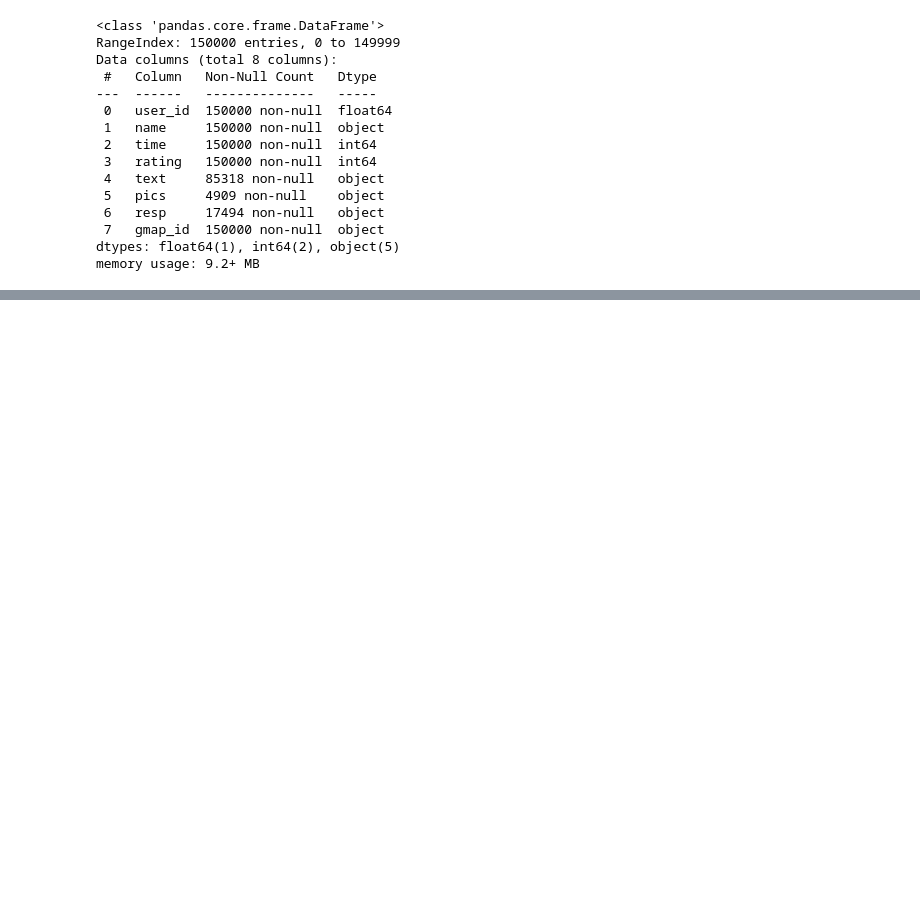
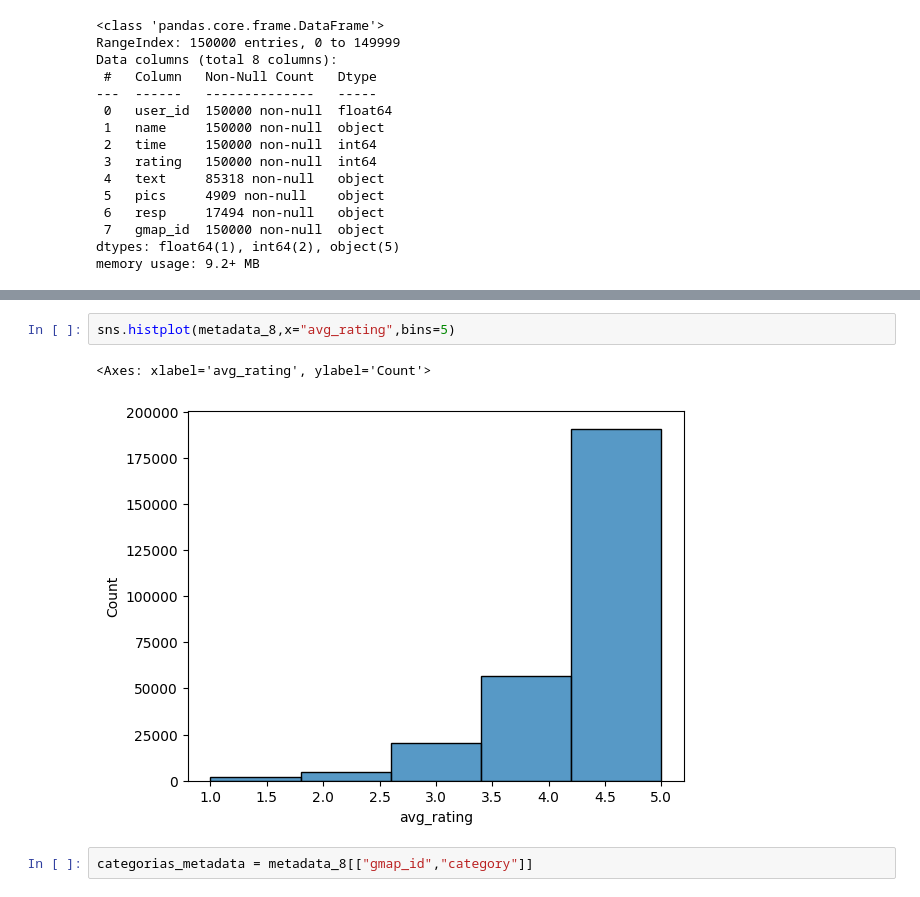
Before and after one commit to DaAnMaGi/DS_ProjectFinal_Copia, a Jupyter notebook: Exploración/EDA.ipynb, the cells around one changed output, grey strips where cells are left out. Saved outputs shown, nothing was run; the diff lists cells and outputs as text; blank space fills up the shorter version.

```diff
--- a/Exploración/EDA.ipynb
+++ b/Exploración/EDA.ipynb
@@ -93,0 +159,7 @@ memory usage: 9.2+ MB
+# %%
+sns.histplot(metadata_8,x="avg_rating",bins=5)
+# %% [output]
+<Axes: xlabel='avg_rating', ylabel='Count'>
+[figure, added]
+# %%
+categorias_metadata = metadata_8[["gmap_id","category"]]
```
Also changed, not shown: parts of 11 cells of this notebook.
